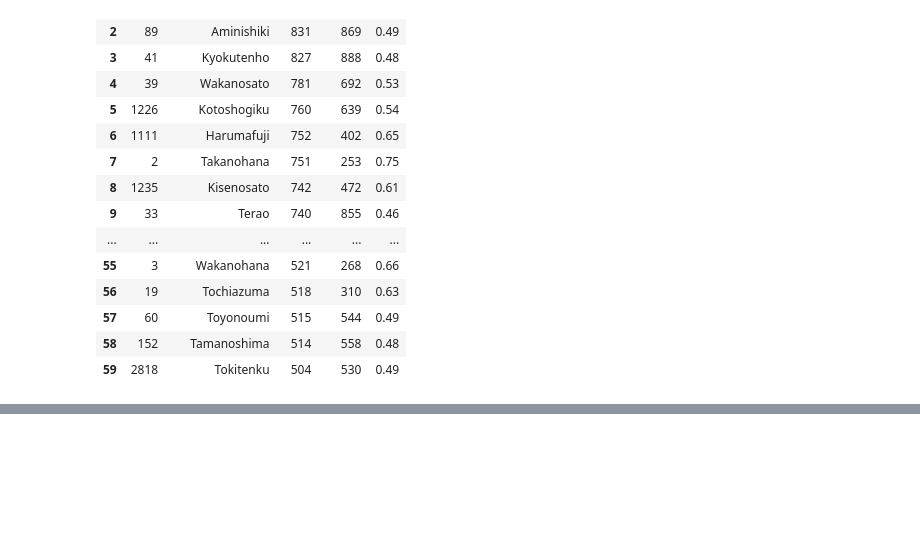
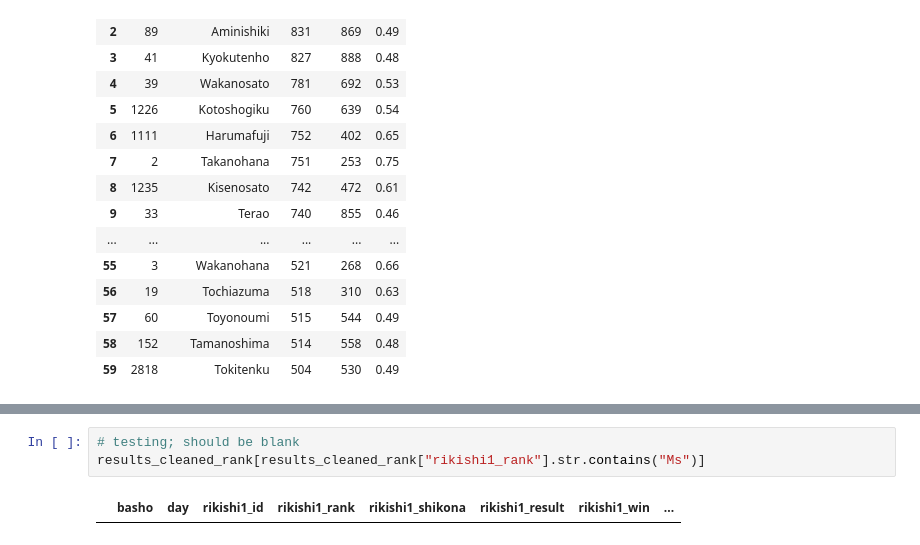
Before and after one commit to mjbrechner/sumo, a Jupyter notebook: creating_won_loss_df.ipynb, the cells around one changed output, grey strips where cells are left out. Drawn from its saved outputs; the diff is of its cells as text; blank space fills up the shorter version.

```diff
--- a/creating_won_loss_df.ipynb
+++ b/creating_won_loss_df.ipynb
@@ -244,0 +290,5 @@ with_500_wins
+# %%
+# testing; should be blank
+results_cleaned_rank[results_cleaned_rank["rikishi1_rank"].str.contains("Ms")]
+# %% [output]
+|  | basho | day | rikishi1_id | rikishi1_rank | rikishi1_shikona | rikishi1_result | rikishi1_win | ... |
```
Also changed, not shown: parts of 3 cells of this notebook, 2 other files.
